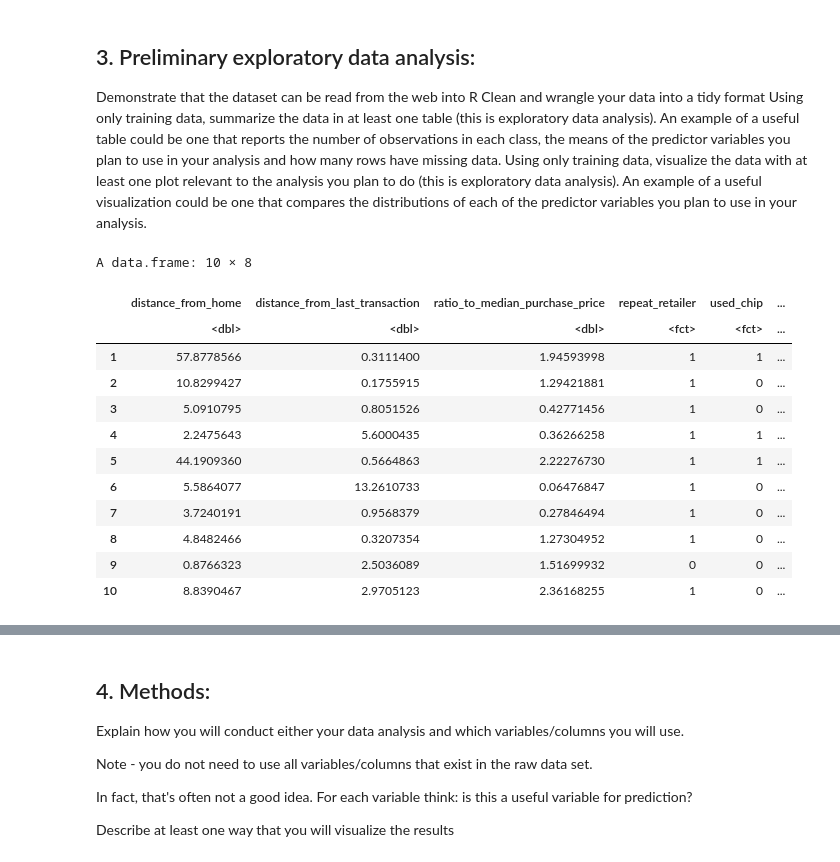
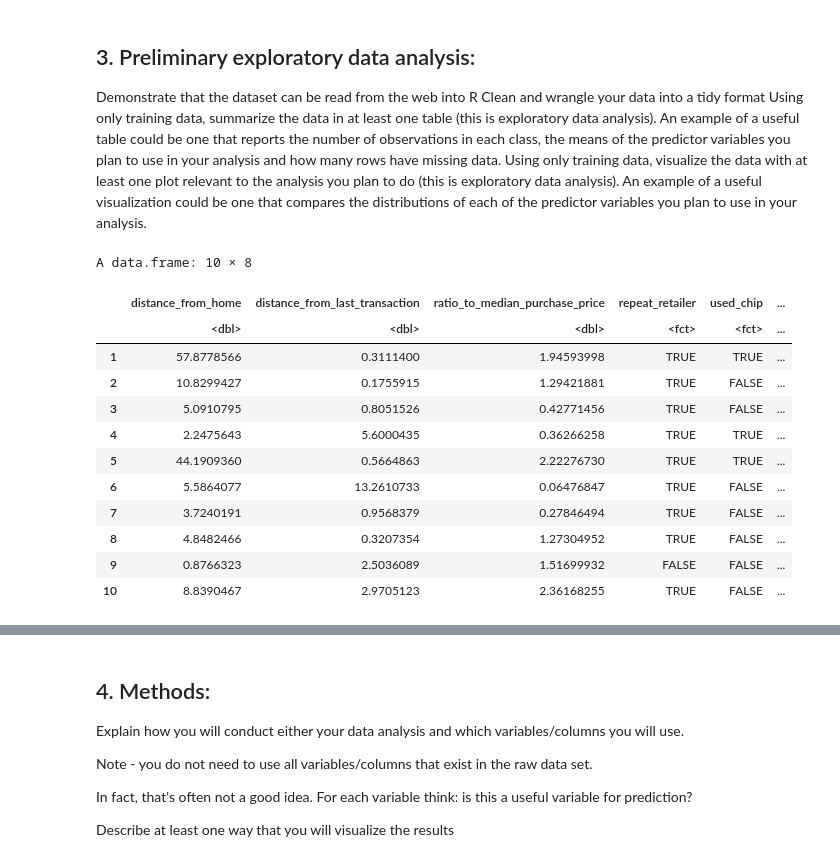
Before and after one commit to chohyeonkim/Data-Science-R-, a Jupyter notebook: Group_project_11_Proposal.ipynb, the cells around one changed output, grey strips where cells are left out. Drawn from its saved outputs; the diff is of its cells as text; code cells hidden in the pictures.

```diff
--- a/Group_project_11_Proposal.ipynb
+++ b/Group_project_11_Proposal.ipynb
@@ -59,25 +46,39 @@ Using only training data, visualize the data with at least one plot relevant to
 #upload
 # %%
 #read the file
+
 data <- read.csv("data/card_transdata.csv") %>%
+                mutate(repeat_retailer = as.logical(repeat_retailer)) %>%
+                mutate(used_chip = as.logical(used_chip)) %>%
+                mutate(used_pin_number = as.logical(used_pin_number)) %>%
+                mutate(online_order = as.logical(online_order)) %>%
+                mutate(fraud = as.logical(fraud))%>%
                 mutate(repeat_retailer = as_factor(repeat_retailer)) %>%
                 mutate(used_chip = as_factor(used_chip)) %>%
                 mutate(used_pin_number = as_factor(used_pin_number)) %>%
                 mutate(online_order = as_factor(online_order)) %>%
                 mutate(fraud = as_factor(fraud))
 head(data, 10)
+
+
+# data <- read.csv("data/card_transdata.csv") %>%
+#                 mutate(repeat_retailer = as_factor(repeat_retailer)) %>%
+#                 mutate(used_chip = as_factor(used_chip)) %>%
+#                 mutate(used_pin_number = as_factor(used_pin_number)) %>%
+#                 mutate(online_order = as_factor(online_order)) %>%
+#                 mutate(fraud = as_factor(fraud))
 # %% [output]
 A data.frame: 10 × 8
 |  | distance_from_home | distance_from_last_transaction | ratio_to_median_purchase_price | repeat_retailer | used_chip | ... |
 |  | <dbl> | <dbl> | <dbl> | <fct> | <fct> | ... |
-| 1 | 57.8778566 | 0.3111400 | 1.94593998 | 1 | 1 | ... |
-| 2 | 10.8299427 | 0.1755915 | 1.29421881 | 1 | 0 | ... |
-| 3 | 5.0910795 | 0.8051526 | 0.42771456 | 1 | 0 | ... |
-| 4 | 2.2475643 | 5.6000435 | 0.36266258 | 1 | 1 | ... |
-| 5 | 44.1909360 | 0.5664863 | 2.22276730 | 1 | 1 | ... |
-| 6 | 5.5864077 | 13.2610733 | 0.06476847 | 1 | 0 | ... |
-| 7 | 3.7240191 | 0.9568379 | 0.27846494 | 1 | 0 | ... |
-| 8 | 4.8482466 | 0.3207354 | 1.27304952 | 1 | 0 | ... |
-| 9 | 0.8766323 | 2.5036089 | 1.51699932 | 0 | 0 | ... |
-| 10 | 8.8390467 | 2.9705123 | 2.36168255 | 1 | 0 | ... |
+| 1 | 57.8778566 | 0.3111400 | 1.94593998 | TRUE | TRUE | ... |
+| 2 | 10.8299427 | 0.1755915 | 1.29421881 | TRUE | FALSE | ... |
+| 3 | 5.0910795 | 0.8051526 | 0.42771456 | TRUE | FALSE | ... |
+| 4 | 2.2475643 | 5.6000435 | 0.36266258 | TRUE | TRUE | ... |
+| 5 | 44.1909360 | 0.5664863 | 2.22276730 | TRUE | TRUE | ... |
+| 6 | 5.5864077 | 13.2610733 | 0.06476847 | TRUE | FALSE | ... |
+| 7 | 3.7240191 | 0.9568379 | 0.27846494 | TRUE | FALSE | ... |
+| 8 | 4.8482466 | 0.3207354 | 1.27304952 | TRUE | FALSE | ... |
+| 9 | 0.8766323 | 2.5036089 | 1.51699932 | FALSE | FALSE | ... |
+| 10 | 8.8390467 | 2.9705123 | 2.36168255 | TRUE | FALSE | ... |
 # %%
```
Also changed, not shown: parts of 6 cells of this notebook.
